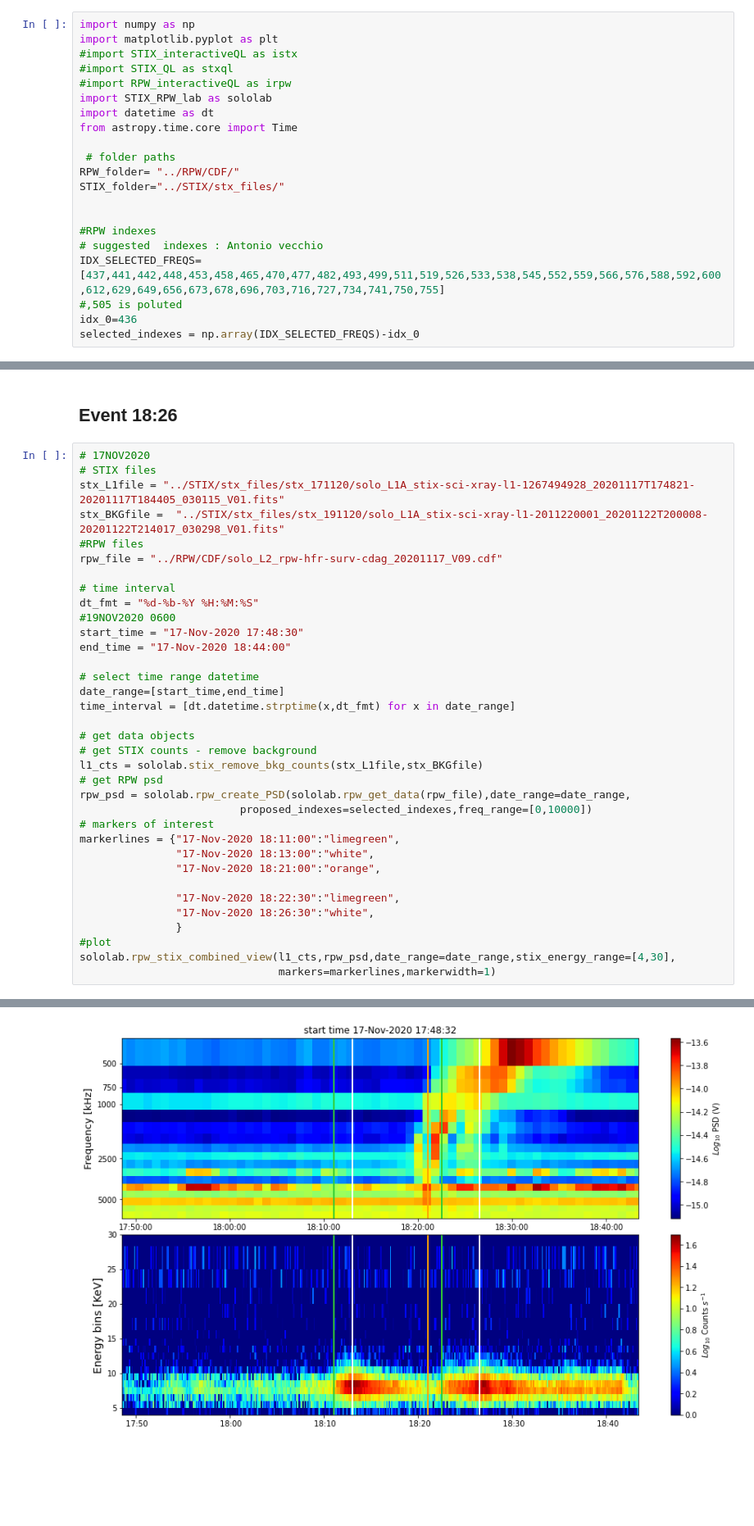
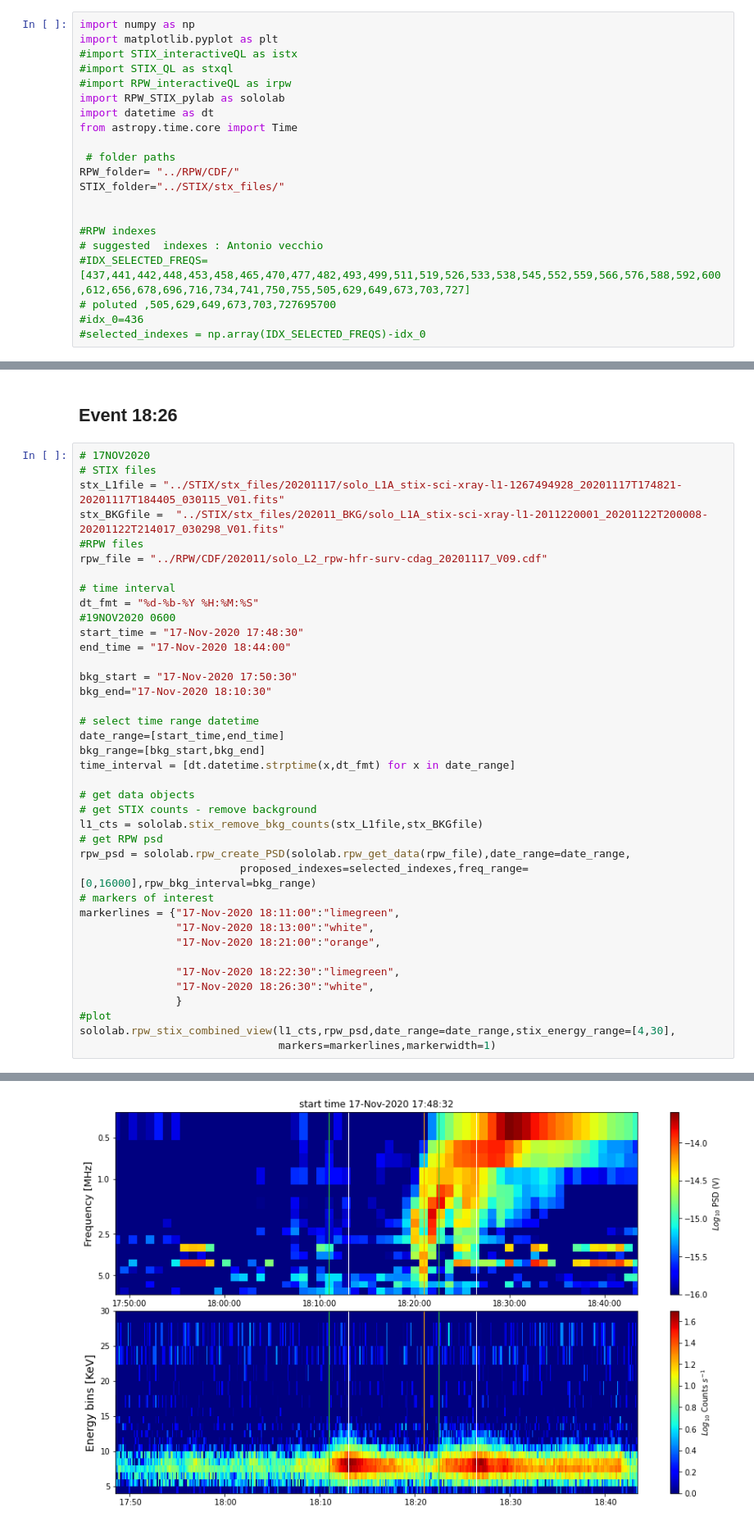
Before and after one commit to PaipaPsyche/M2_AstroParis2021, a Jupyter notebook: InternshipLESIA/devrad/STIX_RPW_plot/STIX_RPW_combined_view.ipynb, the cells around one changed output, grey strips where cells are left out. Shown: that part at 82% size. Drawn from its saved outputs; the diff is of its cells as text; blank space fills up the shorter version.

```diff
--- a/InternshipLESIA/devrad/STIX_RPW_plot/STIX_RPW_combined_view.ipynb
+++ b/InternshipLESIA/devrad/STIX_RPW_plot/STIX_RPW_combined_view.ipynb
@@ -4,7 +4,7 @@ import matplotlib.pyplot as plt
 #import STIX_interactiveQL as istx
 #import STIX_QL as stxql
 #import RPW_interactiveQL as irpw
-import STIX_RPW_lab as sololab
+import RPW_STIX_pylab as sololab
 import datetime as dt
 from astropy.time.core import Time
 
@@ -15,7 +15,7 @@ STIX_folder="../STIX/stx_files/"
 
 #RPW indexes
 # suggested  indexes : Antonio vecchio
-IDX_SELECTED_FREQS=[437,441,442,448,453,458,465,470,477,482,493,499,511,519,526,533,538,545,552,559,566,576,588,592,600,612,629,649,656,673,678,696,703,716,727,734,741,750,755]
-#,505 is poluted
-idx_0=436
-selected_indexes = np.array(IDX_SELECTED_FREQS)-idx_0
+#IDX_SELECTED_FREQS=[437,441,442,448,453,458,465,470,477,482,493,499,511,519,526,533,538,545,552,559,566,576,588,592,600,612,656,678,696,716,734,741,750,755,505,629,649,673,703,727]
+# poluted ,505,629,649,673,703,727695700
+#idx_0=436
+#selected_indexes = np.array(IDX_SELECTED_FREQS)-idx_0
@@ -89,10 +183,10 @@ Time interval from 17-Nov-2020 15:21:56  to  17-Nov-2020 15:49:50
 # %%
 # 17NOV2020
 # STIX files
-stx_L1file = "../STIX/stx_files/stx_171120/solo_L1A_stix-sci-xray-l1-1267494928_20201117T174821-20201117T184405_030115_V01.fits"
-stx_BKGfile =  "../STIX/stx_files/stx_191120/solo_L1A_stix-sci-xray-l1-2011220001_20201122T200008-20201122T214017_030298_V01.fits"
+stx_L1file = "../STIX/stx_files/20201117/solo_L1A_stix-sci-xray-l1-1267494928_20201117T174821-20201117T184405_030115_V01.fits"
+stx_BKGfile =  "../STIX/stx_files/202011_BKG/solo_L1A_stix-sci-xray-l1-2011220001_20201122T200008-20201122T214017_030298_V01.fits"
 #RPW files
-rpw_file = "../RPW/CDF/solo_L2_rpw-hfr-surv-cdag_20201117_V09.cdf"
+rpw_file = "../RPW/CDF/202011/solo_L2_rpw-hfr-surv-cdag_20201117_V09.cdf"
 
 # time interval
 dt_fmt = "%d-%b-%Y %H:%M:%S"
@@ -100,8 +194,12 @@ dt_fmt = "%d-%b-%Y %H:%M:%S"
 start_time = "17-Nov-2020 17:48:30"
 end_time = "17-Nov-2020 18:44:00"
 
+bkg_start = "17-Nov-2020 17:50:30"
+bkg_end="17-Nov-2020 18:10:30"
+
 # select time range datetime
 date_range=[start_time,end_time]
+bkg_range=[bkg_start,bkg_end]
 time_interval = [dt.datetime.strptime(x,dt_fmt) for x in date_range]
 
 # get data objects
@@ -109,7 +207,7 @@ time_interval = [dt.datetime.strptime(x,dt_fmt) for x in date_range]
 l1_cts = sololab.stix_remove_bkg_counts(stx_L1file,stx_BKGfile)
 # get RPW psd
 rpw_psd = sololab.rpw_create_PSD(sololab.rpw_get_data(rpw_file),date_range=date_range,
-                         proposed_indexes=selected_indexes,freq_range=[0,10000])
+                         proposed_indexes=selected_indexes,freq_range=[0,16000],rpw_bkg_interval=bkg_range)
 # markers of interest
 markerlines = {"17-Nov-2020 18:11:00":"limegreen",
                "17-Nov-2020 18:13:00":"white",
@@ -139,6 +239,6 @@ Extracting info:
 Time axis constrained to common time interval...
 Time interval from 17-Nov-2020 17:48:32  to  17-Nov-2020 18:43:24
-[figure, old version]
+[figure, new version]
 # %% [markdown]
 # EVENTS 18 Nov 2020
 ## Event 10:01
```
Also changed, not shown: parts of 24 cells of this notebook, 3 other files.
